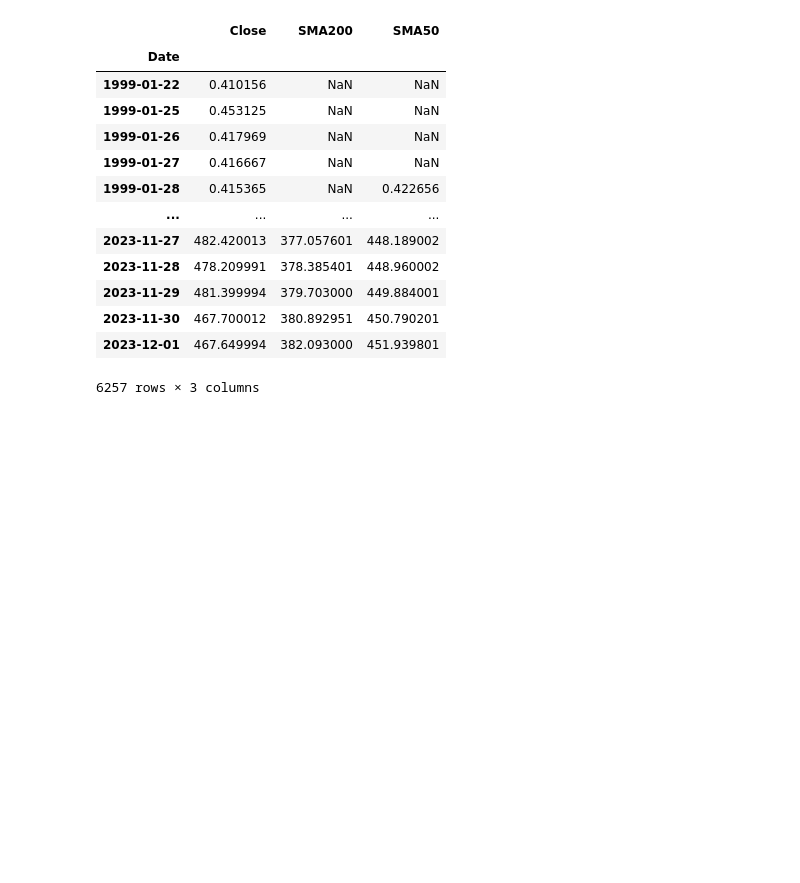
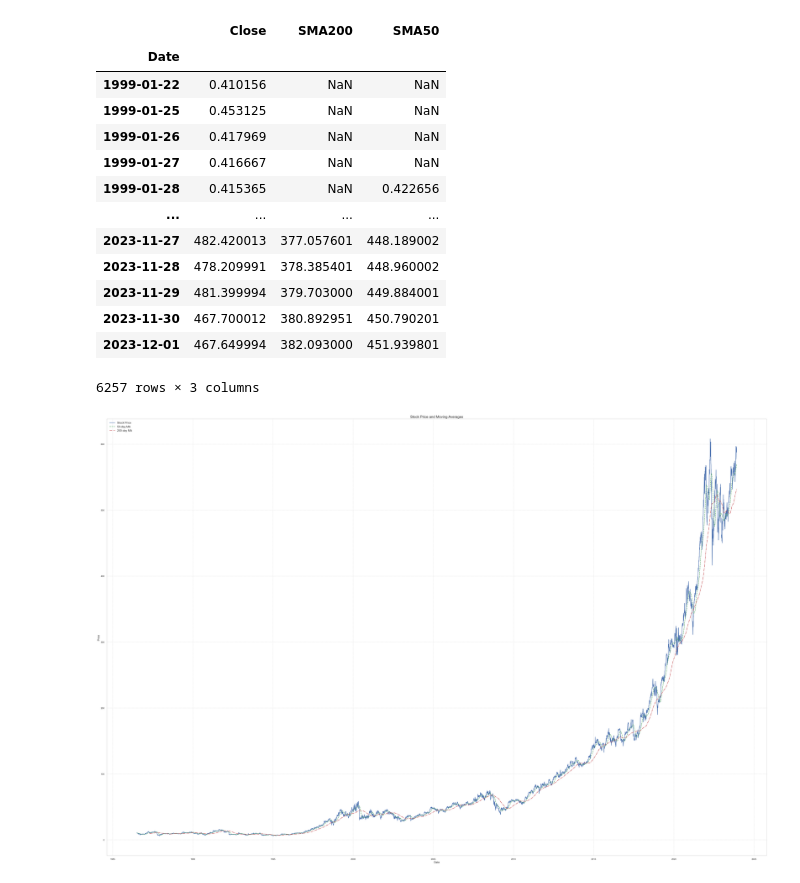
Before and after one commit to chrishunt11/Algorithmic_Trading_Python, a Jupyter notebook: Algorithmic Trading.ipynb, the cells around one changed output. Drawn from its saved outputs; the diff is of its cells as text; code cells hidden in the pictures; blank space fills up the shorter version.

```diff
--- a/Algorithmic Trading.ipynb
+++ b/Algorithmic Trading.ipynb
@@ -1208,3 +1208,37 @@ nvda
 | 2023-11-30 | 467.700012 | 380.892951 | 450.790201 |
 | 2023-12-01 | 467.649994 | 382.093000 | 451.939801 |
 6257 rows × 3 columns
+# %%
+# Set Seaborn style
+sns.set(style="whitegrid")
+
+# Assuming 'Close', 'MA50', and 'MA200' are columns in your dataframe
+# Replace 'df' with your actual dataframe name
+
+# Plotting stock price, 50-day, and 200-day moving averages with improved styling
+plt.figure(figsize=(60, 40))
+
+# Plotting stock price
+plt.plot(df.index, df['Close'], label='Stock Price', color='b', linewidth=2)
+
+# Plotting 50-day moving average
+plt.plot(df.index, df['SMA50'], label='50-day MA', color='g', linestyle='--', linewidth=2)
+
+# Plotting 200-day moving average
+plt.plot(df.index, df['SMA200'], label='200-day MA', color='r', linestyle='-.', linewidth=2)
+
+# Adding title and labels
+plt.title('Stock Price and Moving Averages', fontsize=18)
+plt.xlabel('Date', fontsize=14)
+plt.ylabel('Price', fontsize=14)
+
+# Adding a grid for better readability
+plt.grid(True, linestyle='--', alpha=0.7)
+
+# Adding legend with larger font size
+plt.legend(loc='upper left', fontsize=14)
+
+# Show the plot
+plt.show()
+# %% [output]
+[figure, added]
```
Also changed, not shown: parts of 9 cells of this notebook, 1 other file.
